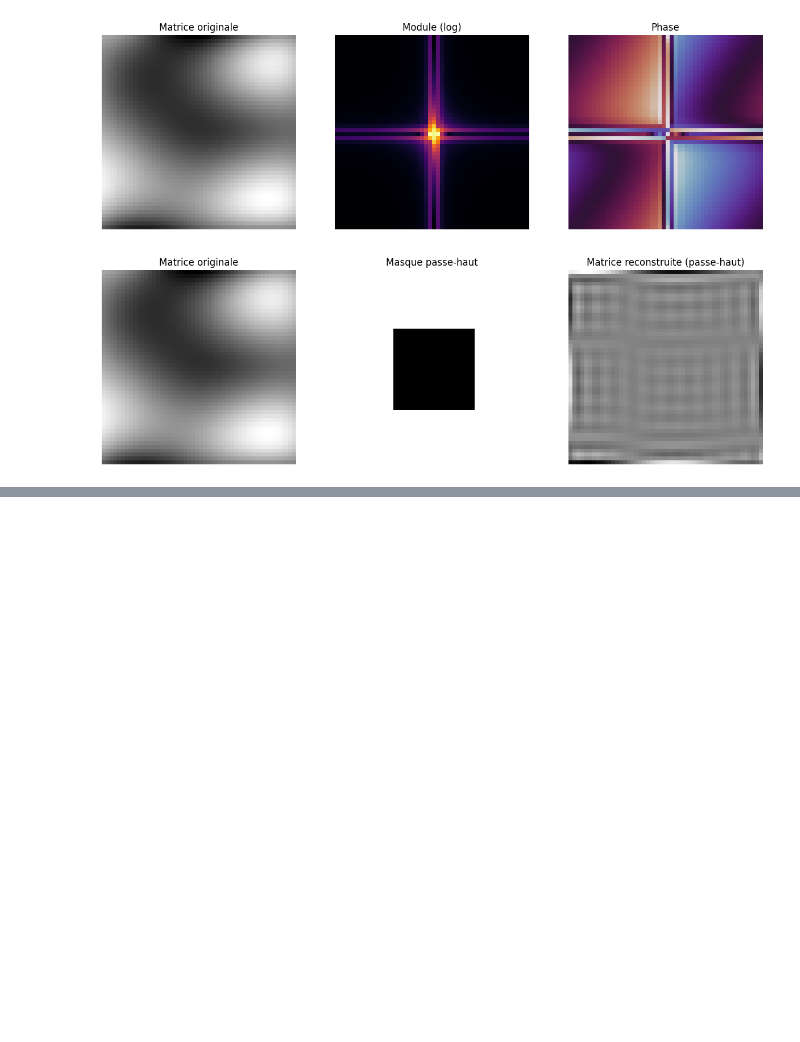
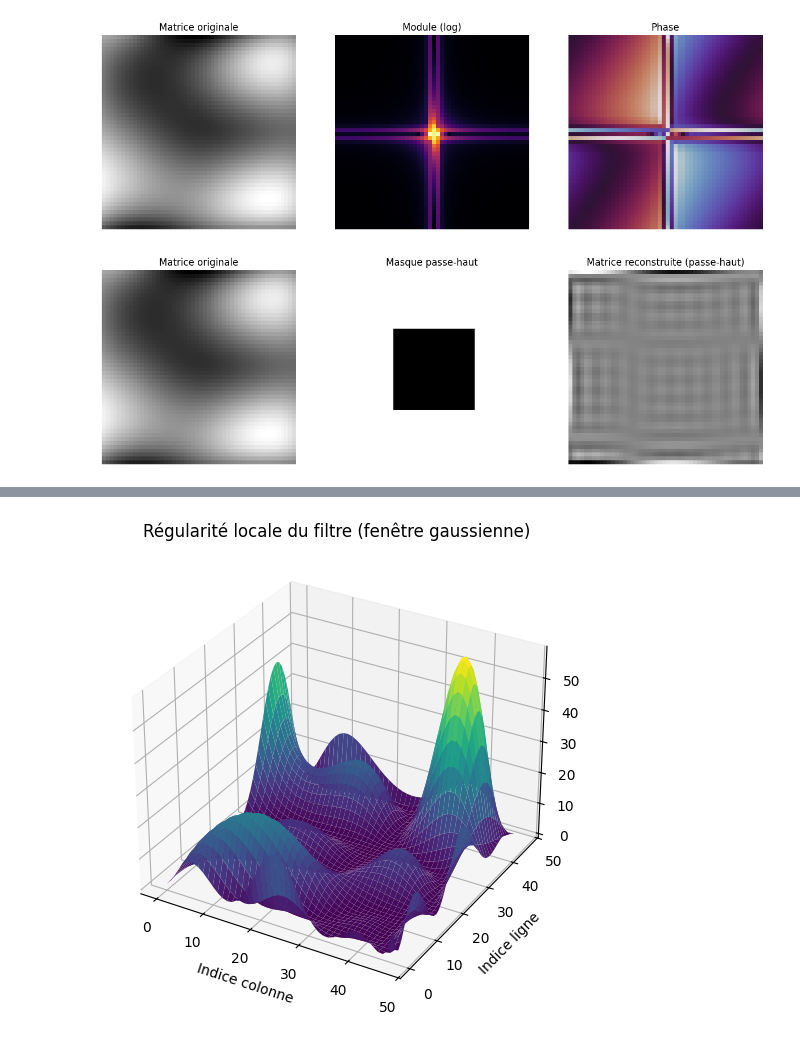
Before and after one commit to josselinteste/projet_es_ia_embarquee_CHALIN_TESTE, a Jupyter notebook: utilitaire.ipynb, the cells around one changed output, grey strips where cells are left out. Saved outputs shown, nothing was run; the diff lists cells and outputs as text; code cells hidden in the pictures; blank space fills up the shorter version.

```diff
--- a/utilitaire.ipynb
+++ b/utilitaire.ipynb
@@ -587,15 +587,15 @@ def semi_random_filter(size=50, sigma=5):
     filt = np.random.rand(size, size) * 0.5  # base aléatoire faible
 
     # coordonnées
-    x = np.arange(size//2)
-    y = np.arange(size//2)
+    x = np.arange(size//4)
+    y = np.arange(size//4)
     X, Y = np.meshgrid(x, y)
 
     # gaussienne centrée sur le quart supérieur gauche
     gauss = np.exp(-((X - size//4)**2 + (Y - size//4)**2) / (2*sigma**2))
 
     # insérer la gaussienne dans le quart supérieur gauche
-    filt[:size//2, :size//2] = gauss
+    filt[:size//4, :size//4] = gauss
 
     return filt
 
@@ -604,9 +604,9 @@ semi_random = semi_random_filter(size=50, sigma=8)
 
 # Normalisation
 filters = {
-    "Semi-aléatoire": normalize_l2(semi_random),
-    "Lissage": filt,
-    "Aléatoire": normalize_l2(np.random.rand(50,50))
+    "Semi-aléatoire": normalize_l2(gauss),
+    "Lissage": normalize_l2(filt_gauss),
+    "Aléatoire": normalize_l2(np.random.rand(50,50)),
 }
 
 # Calcul des régularités
@@ -657,0 +724,80 @@ plt.show()
+# %%
+import numpy as np
+import matplotlib.pyplot as plt
+from mpl_toolkits.mplot3d import Axes3D
+
+def gaussian_window(shape, sigma=1.0, center=None):
+    """Fenêtre gaussienne normalisée 2D"""
+    n, m = shape
+    if center is None:
+        center = (n//2, m//2)
+    y = np.arange(n) - center[0]
+    x = np.arange(m) - center[1]
+    X, Y = np.meshgrid(x, y)
+    g = np.exp(-(X**2 + Y**2)/(2*sigma**2))
+    g /= np.sqrt(np.sum(g**2))
+    return g
+
+def local_sobolev_gauss_3D(h, block_size=(3,3), alpha=2, sigma=1.0):
+    """
+    Calcule la régularité locale de sous-blocs d'un filtre 2D
+    avec fenêtre gaussienne et pondération Sobolev.
+
+    Retour :
+    - reg_map : matrice de régularité locale
+    """
+    n, m = h.shape
+    bh, bw = block_size
+    reg_map = np.zeros((n - bh + 1, m - bw + 1))
+
+    for i in range(n - bh + 1):
+        for j in range(m - bw + 1):
+            block = h[i:i+bh, j:j+bw]
+            g = gaussian_window(block.shape, sigma=sigma)
+            block_win = block * g
+
+            H = np.fft.fft2(block_win)
+            H = np.fft.fftshift(H)
+
+            u = np.fft.fftshift(np.fft.fftfreq(bh))
+            v = np.fft.fftshift(np.fft.fftfreq(bw))
+            U, V = np.meshgrid(u, v, indexing='ij')
+
+            freq_weight = (1 + U**2 + V**2)**alpha
+            reg_map[i,j] = np.sum(freq_weight * np.abs(H)**2)
+
+    return reg_map
+
+# Exemple d'utilisation
+ # ou Zsmooth d'un filtre conv
+block_size = (3,3)
+alpha = 2
+sigma = 1.0
+
+reg_map = local_sobolev_gauss_3D(Zsmooth, block_size=block_size, alpha=alpha, sigma=sigma)
+
+# Affichage 3D
+X, Y = np.meshgrid(np.arange(reg_map.shape[1]), np.arange(reg_map.shape[0]))
+fig = plt.figure(figsize=(10,6))
+ax = fig.add_subplot(111, projection='3d')
+ax.plot_surface(X, Y, reg_map, cmap='viridis')
+ax.set_xlabel('Indice colonne')
+ax.set_ylabel('Indice ligne')
+ax.set_zlabel('Régularité')
+ax.set_title("Régularité locale du filtre (fenêtre gaussienne)")
+plt.show()
+X, Y = np.meshgrid(np.arange(Zsmooth.shape[1]), np.arange(Zsmooth.shape[0]))
+fig = plt.figure(figsize=(10,6))
+ax = fig.add_subplot(111, projection='3d')
+ax.plot_surface(X, Y, Zsmooth, cmap='viridis')
+ax.set_xlabel('Indice colonne')
+ax.set_ylabel('Indice ligne')
+ax.set_zlabel('Régularité')
+ax.set_title("Régularité locale du filtre (fenêtre gaussienne)")
+plt.show()
+# Identifier les sous-blocs les plus réguliers
+min_reg = np.min(reg_map)
+pos = np.argwhere(reg_map == min_reg)
+print("Sous-blocs les plus réguliers (indices) :", pos)
+# %% [output]
+[figure, added]
```
Also changed, not shown: parts of 6 cells of this notebook.
